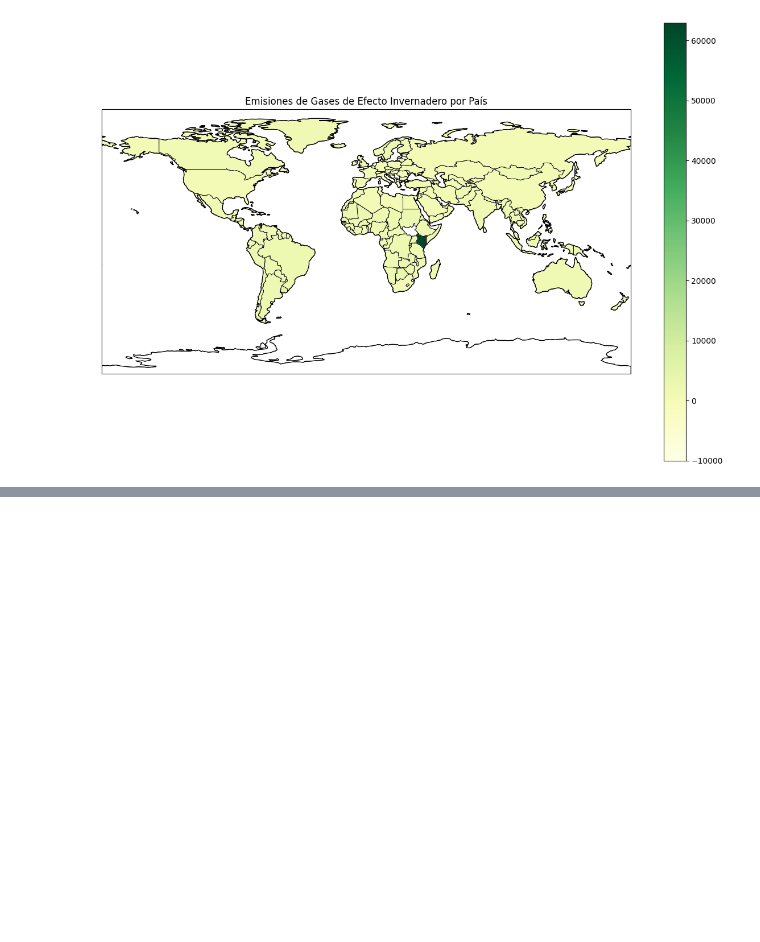
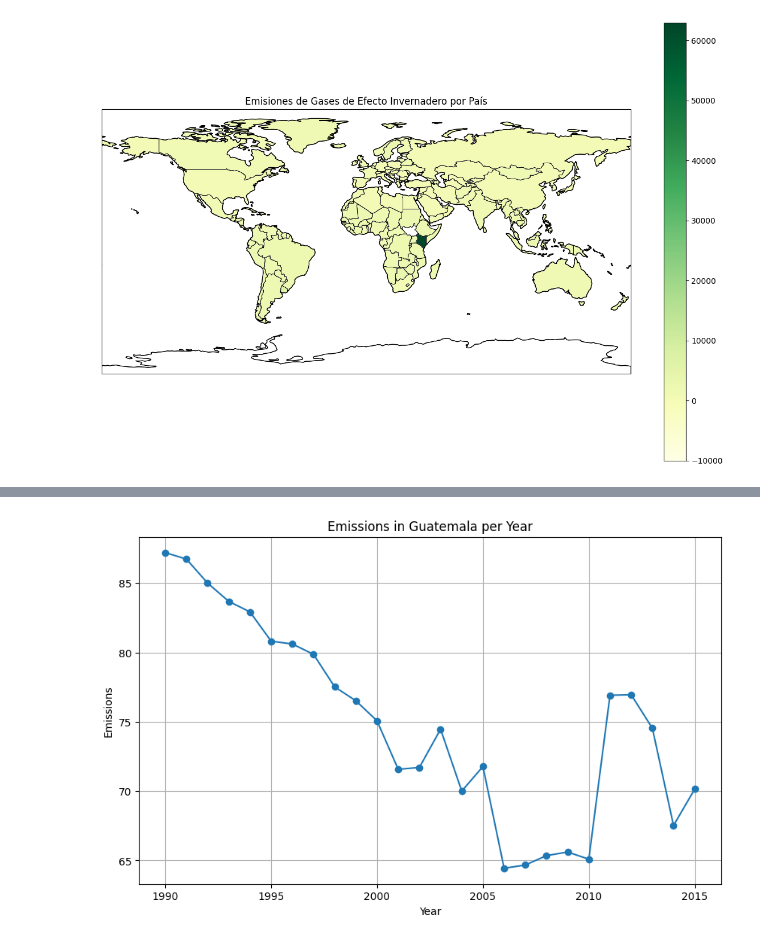
Before and after one commit to MaIsabelSolano/UVG_DS_Lab9, a Jupyter notebook: Lab9.ipynb, the cells around one changed output, grey strips where cells are left out. Cells and saved outputs as stored; diff of their text form; code cells hidden in the pictures; blank space fills up the shorter version.

```diff
--- a/Lab9.ipynb
+++ b/Lab9.ipynb
@@ -237,0 +298,12 @@ df = gpd.read_file(path)
+# %%
+guatemala_emissions = data[data['Entity'] == 'Guatemala']
+plt.figure(figsize=(10, 6))
+plt.plot(guatemala_emissions['Year'], guatemala_emissions['Emissions'], marker='o', linestyle='-')
+plt.xlabel('Year')
+plt.ylabel('Emissions')
+plt.title('Emissions in Guatemala per Year')
+plt.grid(True)
+
+plt.show()
+# %% [output]
+[figure, added]
```
Also changed, not shown: parts of 6 cells of this notebook.
